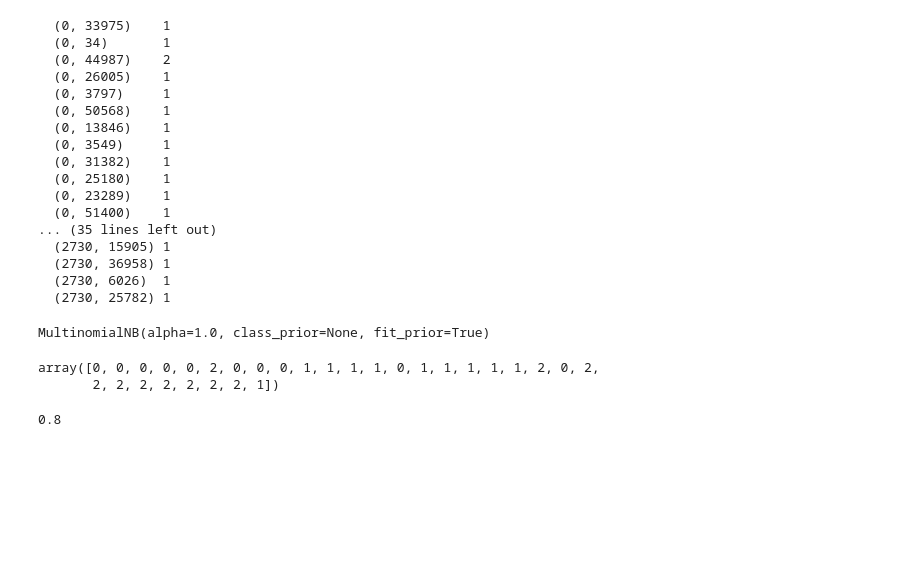
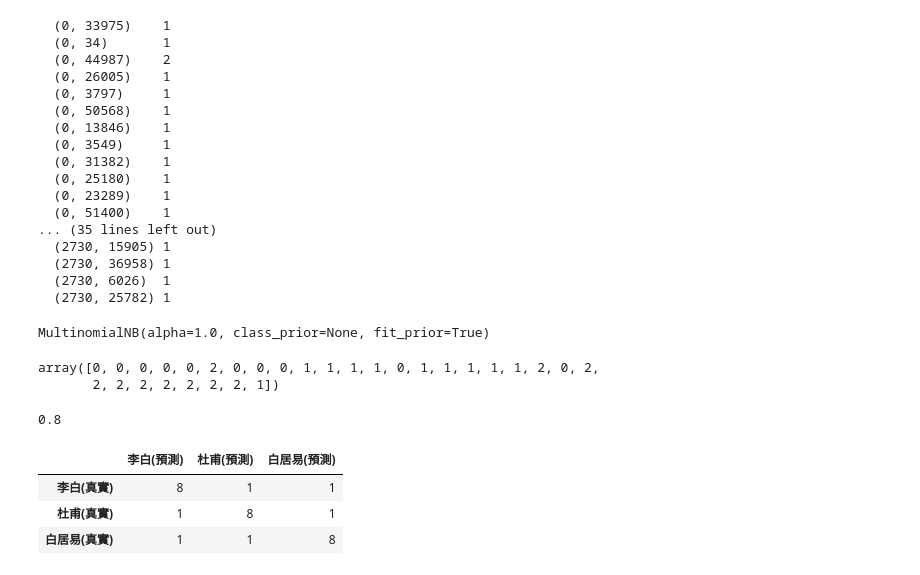
Before and after one commit to Elwing-Chou/ML1019, a Jupyter notebook: poem.ipynb, the cells around one changed output. Cells and saved outputs as stored; diff of their text form; code cells hidden in the pictures; blank space fills up the shorter version.

```diff
--- a/poem.ipynb
+++ b/poem.ipynb
@@ -186,3 +186,15 @@ from sklearn.metrics import accuracy_score
 accuracy_score(pre, y_test)
 # %% [output]
 0.8
+# %%
+from sklearn.metrics import confusion_matrix
+ori = ["李白", "杜甫", "白居易"]
+c = [(author + "(預測)") for author in ori]
+i = [(author + "(真實)") for author in ori]
+mat = confusion_matrix(y_test, pre)
+pd.DataFrame(mat, index=i, columns=c)
+# %% [output]
+|  | 李白(預測) | 杜甫(預測) | 白居易(預測) |
+| 李白(真實) | 8 | 1 | 1 |
+| 杜甫(真實) | 1 | 8 | 1 |
+| 白居易(真實) | 1 | 1 | 8 |
```
